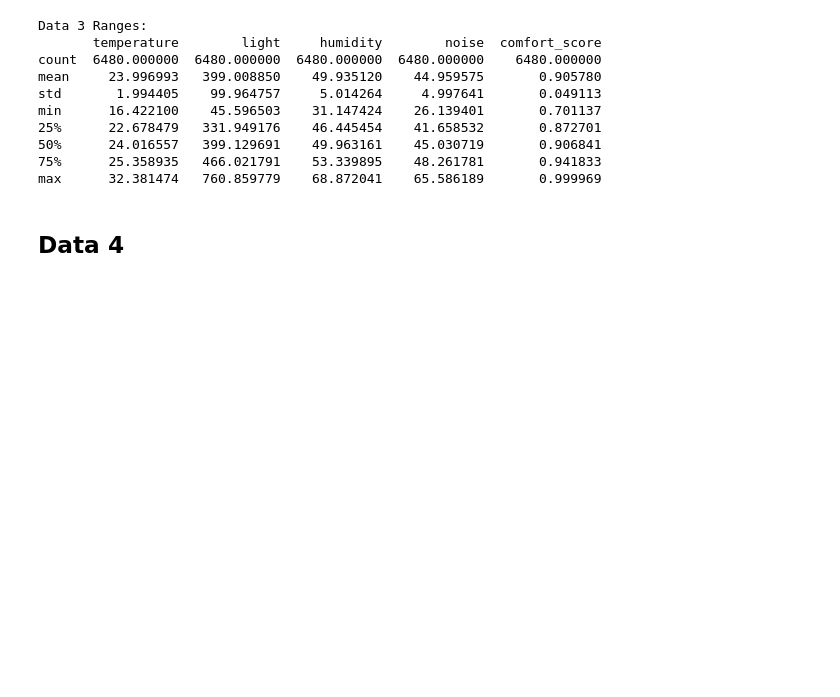
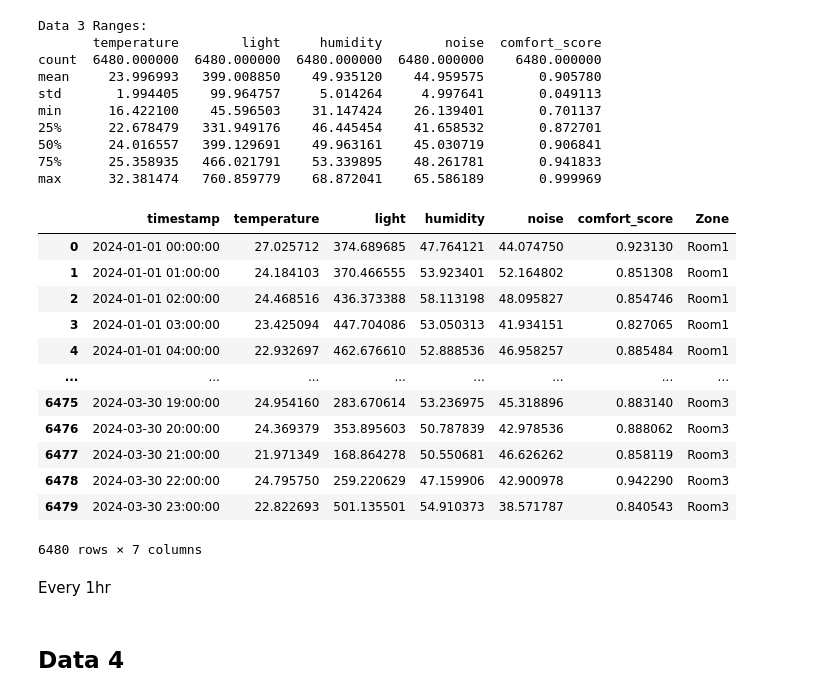
Before and after one commit to SEP4Real/SEP4, a Jupyter notebook: MAL/notebooks/1b_mock_data.ipynb, the cells around one changed output. Saved outputs shown, nothing was run; the diff lists cells and outputs as text; code cells hidden in the pictures; blank space fills up the shorter version.

```diff
--- a/MAL/notebooks/1b_mock_data.ipynb
+++ b/MAL/notebooks/1b_mock_data.ipynb
@@ -126,6 +167,29 @@ min      16.422100    45.596503    31.147424    26.139401       0.701137
 50%      24.016557   399.129691    49.963161    45.030719       0.906841
 75%      25.358935   466.021791    53.339895    48.261781       0.941833
 max      32.381474   760.859779    68.872041    65.586189       0.999969
+# %%
+data_3 = data_3.sort_values(
+    by=["Zone", "timestamp"],
+    ascending=[True, True]
+).reset_index(drop=True)
+
+data_3
+# %% [output]
+|  | timestamp | temperature | light | humidity | noise | comfort_score | Zone |
+| 0 | 2024-01-01 00:00:00 | 27.025712 | 374.689685 | 47.764121 | 44.074750 | 0.923130 | Room1 |
+| 1 | 2024-01-01 01:00:00 | 24.184103 | 370.466555 | 53.923401 | 52.164802 | 0.851308 | Room1 |
+| 2 | 2024-01-01 02:00:00 | 24.468516 | 436.373388 | 58.113198 | 48.095827 | 0.854746 | Room1 |
+| 3 | 2024-01-01 03:00:00 | 23.425094 | 447.704086 | 53.050313 | 41.934151 | 0.827065 | Room1 |
+| 4 | 2024-01-01 04:00:00 | 22.932697 | 462.676610 | 52.888536 | 46.958257 | 0.885484 | Room1 |
+| ... | ... | ... | ... | ... | ... | ... | ... |
+| 6475 | 2024-03-30 19:00:00 | 24.954160 | 283.670614 | 53.236975 | 45.318896 | 0.883140 | Room3 |
+| 6476 | 2024-03-30 20:00:00 | 24.369379 | 353.895603 | 50.787839 | 42.978536 | 0.888062 | Room3 |
+| 6477 | 2024-03-30 21:00:00 | 21.971349 | 168.864278 | 50.550681 | 46.626262 | 0.858119 | Room3 |
+| 6478 | 2024-03-30 22:00:00 | 24.795750 | 259.220629 | 47.159906 | 42.900978 | 0.942290 | Room3 |
+| 6479 | 2024-03-30 23:00:00 | 22.822693 | 501.135501 | 54.910373 | 38.571787 | 0.840543 | Room3 |
+6480 rows × 7 columns
+# %% [markdown]
+Every 1hr
 # %% [markdown]
 ## Data 4
 # %%
```
Also changed, not shown: parts of 9 cells of this notebook.
